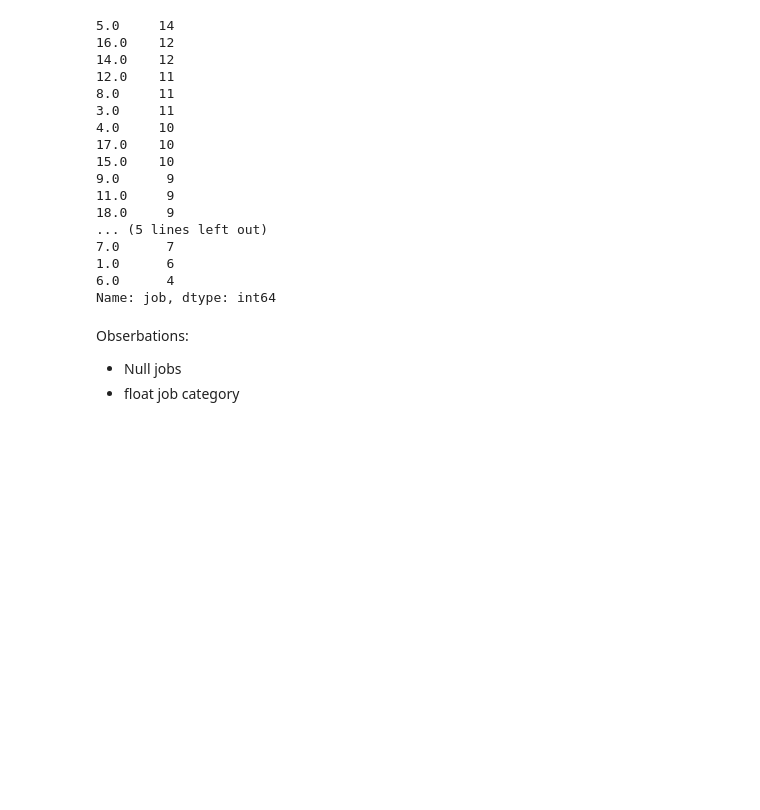
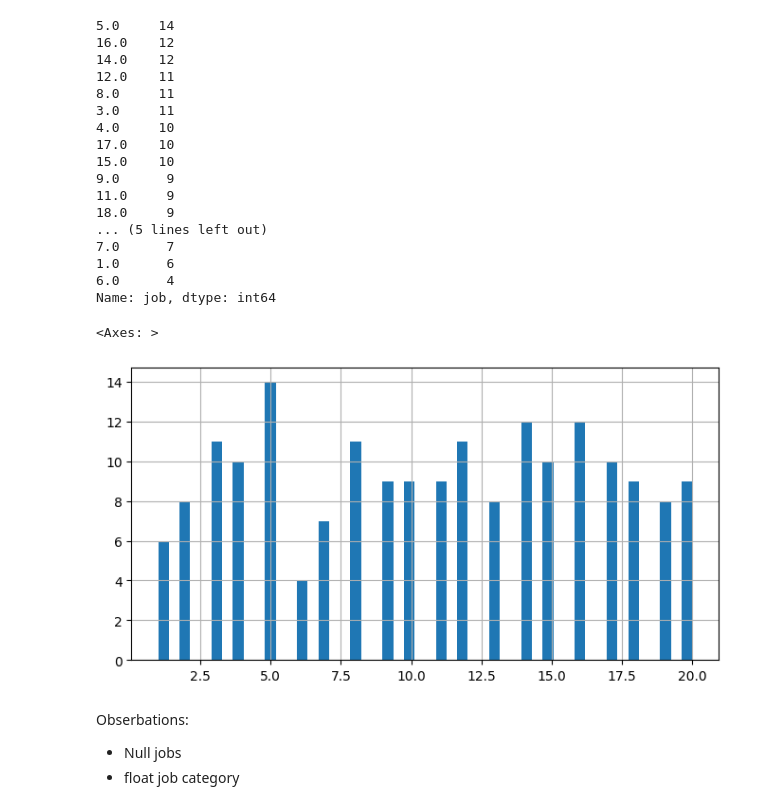
Before and after one commit to AdelGitGud/Notebook-testing-ground, a Jupyter notebook: ECORP1.ipynb, the cells around one changed output. Drawn from its saved outputs; the diff is of its cells as text; code cells hidden in the pictures; blank space fills up the shorter version.

```diff
--- a/ECORP1.ipynb
+++ b/ECORP1.ipynb
@@ -83,6 +171,11 @@ employeesCsv["job"].value_counts()
 1.0      6
 6.0      4
 Name: job, dtype: int64
+# %%
+employeesCsv["job"].hist(bins=50, figsize=(8, 4))
+# %% [output]
+<Axes: >
+[figure, added]
 # %% [markdown]
 Obserbations:
 *   Null jobs
```
Also changed, not shown: parts of 16 cells of this notebook.
